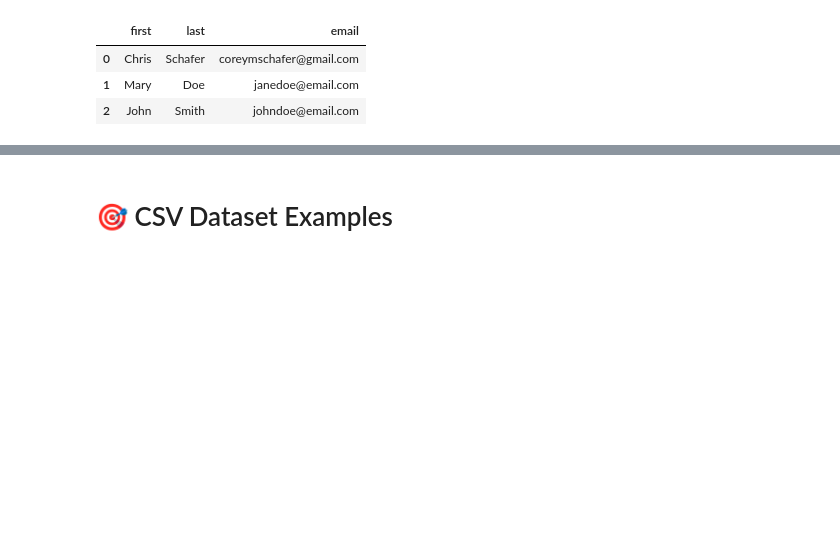
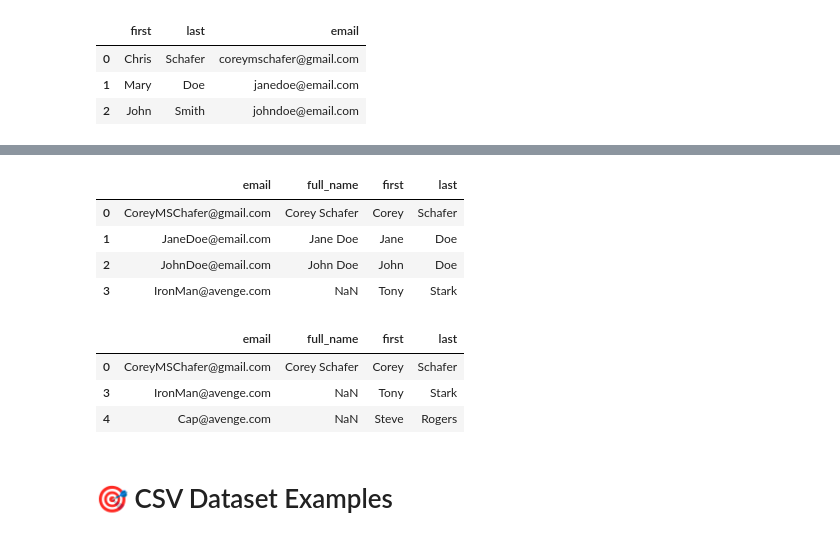
Before and after one commit to yaostyle/pandas_labs, a Jupyter notebook: pandas_tutorial_practice.ipynb, the cells around one changed output, grey strips where cells are left out. Drawn from its saved outputs; the diff is of its cells as text; code cells hidden in the pictures; blank space fills up the shorter version.

```diff
--- a/pandas_tutorial_practice.ipynb
+++ b/pandas_tutorial_practice.ipynb
@@ -343,3 +434,20 @@ df
+# %%
+# Removing a row
+df.drop(index=4)
+# %% [output]
+|  | email | full_name | first | last |
+| 0 | CoreyMSChafer@gmail.com | Corey Schafer | Corey | Schafer |
+| 1 | JaneDoe@email.com | Jane Doe | Jane | Doe |
+| 2 | JohnDoe@email.com | John Doe | John | Doe |
+| 3 | IronMan@avenge.com | NaN | Tony | Stark |
+# %%
+filt = df['last'] == 'Doe'
+df.drop(index=df[filt].index)
+# %% [output]
+|  | email | full_name | first | last |
+| 0 | CoreyMSChafer@gmail.com | Corey Schafer | Corey | Schafer |
+| 3 | IronMan@avenge.com | NaN | Tony | Stark |
+| 4 | Cap@avenge.com | NaN | Steve | Rogers |
 # %% [markdown]
 # 🎯 CSV Dataset Examples
 # %%
```
Also changed, not shown: parts of 17 cells of this notebook.
